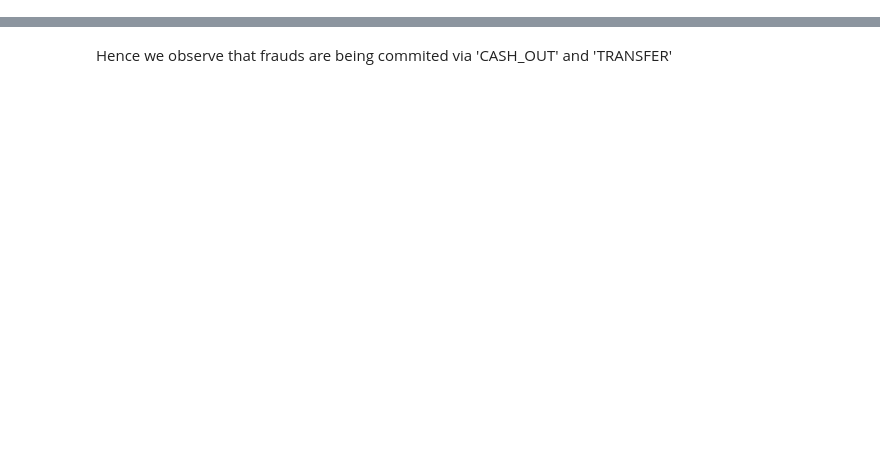
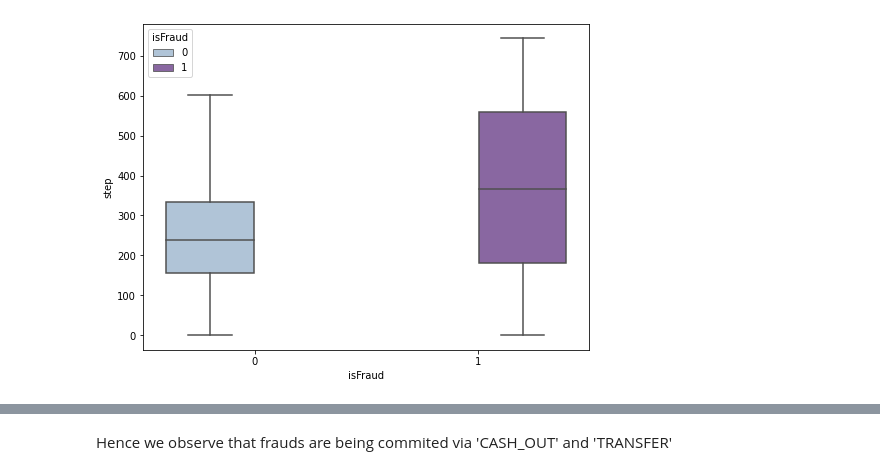
Before and after one commit to neavepaul/Financial-Fraud-Detection, a Jupyter notebook: unscript_fraud.ipynb, the cells around one changed output, grey strips where cells are left out. Saved outputs shown, nothing was run; the diff lists cells and outputs as text; code cells hidden in the pictures; blank space fills up the shorter version.

```diff
--- a/unscript_fraud.ipynb
+++ b/unscript_fraud.ipynb
@@ -48,2 +59,2 @@ init_notebook_mode(connected=True)
 # %%
-transactions = pd.read_csv("AIML Dataset.csv")
+transactions = pd.read_csv("C:/Users/neave/Documents/unscript/data/AIML Dataset.csv")
@@ -109,5 +187,7 @@ plot_count(transactions, 'isFlaggedFraud', 'Distribution of `isFlaggedFraud` (co
 # %%
 fig, ax = plt.subplots(1,1, figsize=(8,6))
-s = sns.boxplot( x="isFraud", y="step", hue="isFraud",data=transactions, palette="PRGn",showfliers=False)
+s = sns.boxplot(x="isFraud", y="step", hue="isFraud",data=transactions, palette="BuPu",showfliers=False)
 plt.show()
+# %% [output]
+[figure, added]
 # %%
```
Also changed, not shown: parts of 75 cells of this notebook.
